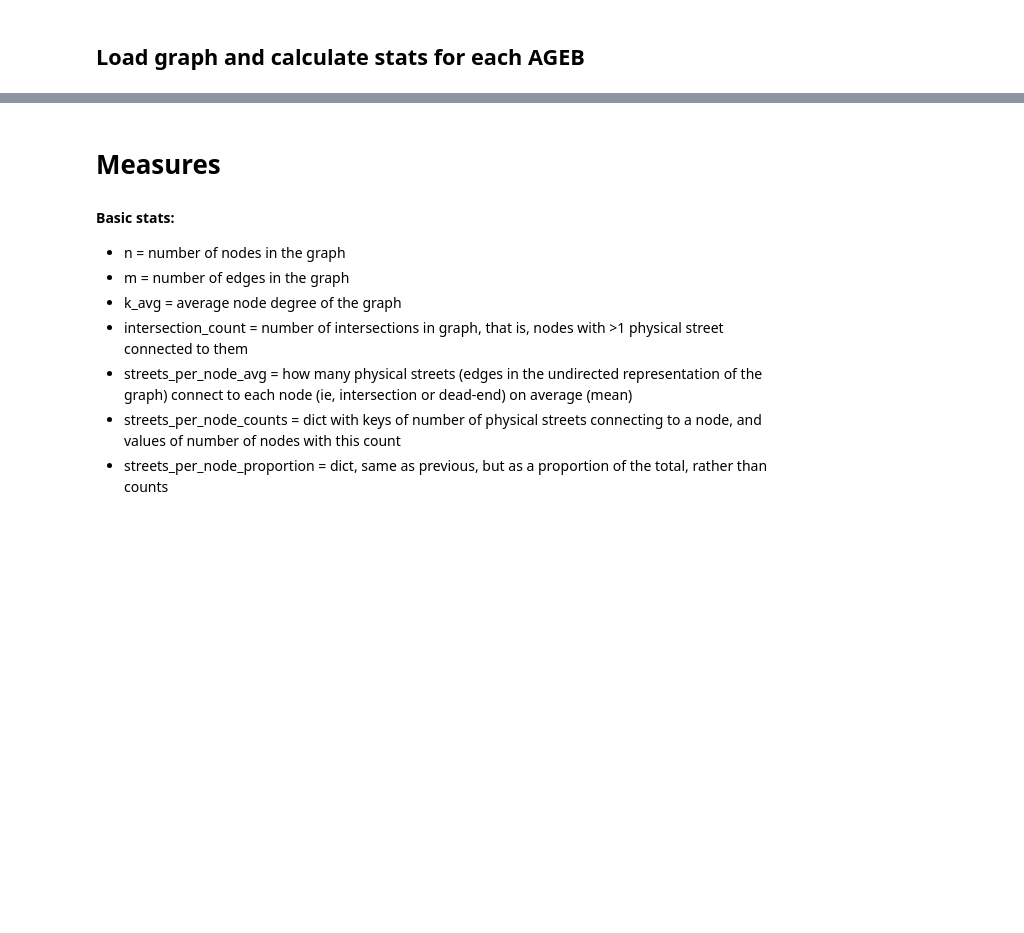
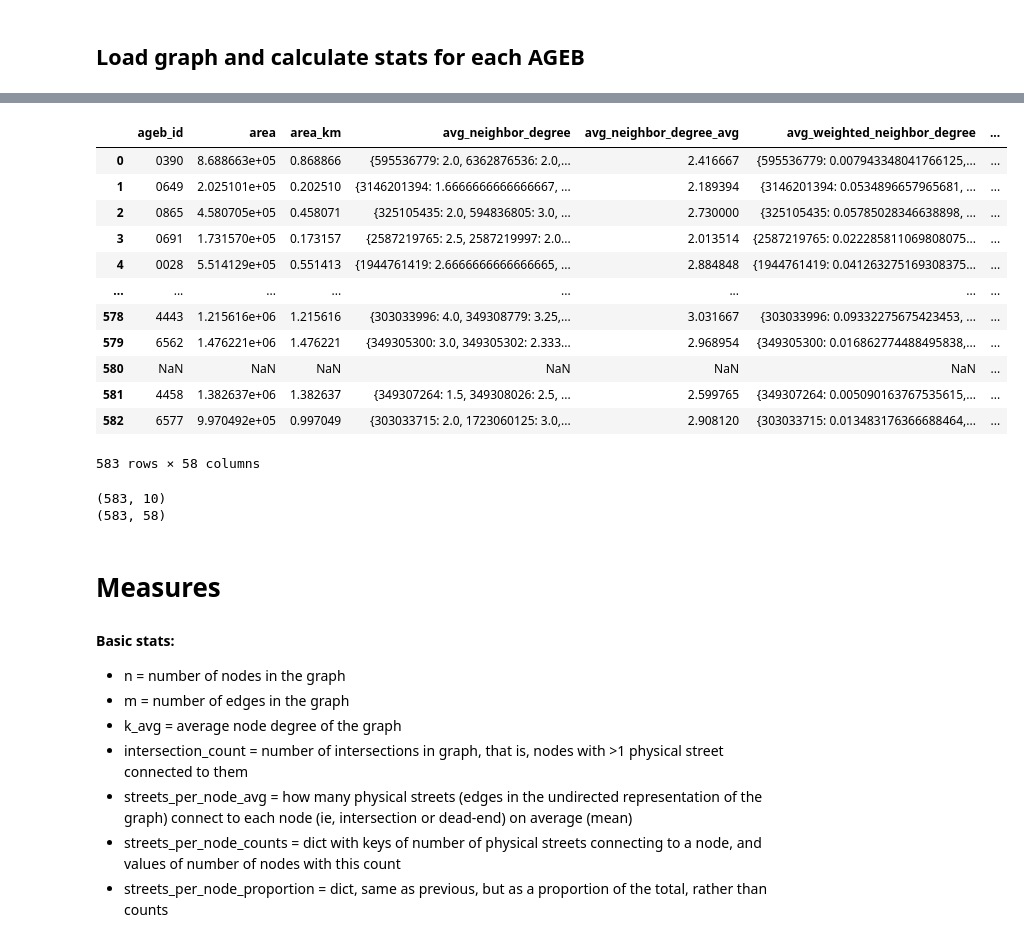
Before and after one commit to gperaza/road-network, a Jupyter notebook: notebooks/clean notebook.ipynb, the cells around one changed output, grey strips where cells are left out. Saved outputs shown, nothing was run; the diff lists cells and outputs as text; code cells hidden in the pictures; blank space fills up the shorter version.

Commit message:
load AGEB subgraphs and calculate stats for each AGEB

```diff
--- a/notebooks/clean notebook.ipynb
+++ b/notebooks/clean notebook.ipynb
@@ -900,3 +900,45 @@ df.head()
 | 4 | 31 | Yucatán | 041 | Kanasín | 0001 | Total AGEB urbana | 0028 | 3104100010028 | ageb_subgraphs/31_Yucatán/041_Kan... | 0028.graphml |
 # %% [markdown]
 ## Load graph and calculate stats for each AGEB
+# %%
+def load_graph_get_stats(row):
+
+    try:
+        start_time = time.time()
+        G = ox.load_graphml(filepath=row['path']+'/'+row['file'])
+        G = ox.project_graph(G, to_crs=3857) # project graph to CRS pseudo-UTM with meter units
+        ageb_area_m = float(G.graph['ageb_area_m'])
+
+        stats = ox.basic_stats(G, area=ageb_area_m, clean_intersects=True, circuity_dist='euclidean')
+        stats['ageb_id'] = row['ageb_id']
+        stats['town_id'] = row['town_id']
+        stats['town'] = row['town']
+        stats['city_id'] = row['city_id']
+        stats['city'] = row['city']
+        stats['state_id'] = row['state_id']
+        stats['state'] = row['state']
+        stats['geo_id'] = row['geo_id']
+        #"""
+        # calculate/drop the extended stats that have values per node
+        extended_stats = ox.extended_stats(G, connectivity=True, anc=True, ecc=True, bc=True, cc=True)
+        se = pd.Series(extended_stats)
+        #se = se.drop(['avg_neighbor_degree', 'avg_weighted_neighbor_degree', 'clustering_coefficient',
+        #              'clustering_coefficient_weighted', 'degree_centrality', 'pagerank'])
+        extended_stats_clean = se.to_dict()
+
+        for key in extended_stats_clean:
+            stats[key] = extended_stats_clean[key]
+        #"""
+        stats['area_km'] = ageb_area_m / 1e6
+        stats['area'] = ageb_area_m
+        stats['time'] = time.time()-start_time
+        return pd.Series(stats)
+
+    except Exception as e:
+        print('{}, {}, {}, {} failed: {}'.format(row['ageb_id'], row['town_id'], row['city_id'], row['state_id'], e))
+        return pd.Series()
+# %%
+%%time
+#sample = list(range(0, len(df), int(len(df)/1)))
+#stats = df.iloc[sample].apply(load_graph_get_stats, axis=1)
+stats = df.apply(load_graph_get_stats, axis=1)
@@ -903,3 +949,25 @@ df.head()
+# %%
+stats
+# %% [output]
+|  | ageb_id | area | area_km | avg_neighbor_degree | avg_neighbor_degree_avg | avg_weighted_neighbor_degree | ... |
+| 0 | 0390 | 8.688663e+05 | 0.868866 | {595536779: 2.0, 6362876536: 2.0,... | 2.416667 | {595536779: 0.007943348041766125,... | ... |
+| 1 | 0649 | 2.025101e+05 | 0.202510 | {3146201394: 1.6666666666666667, ... | 2.189394 | {3146201394: 0.0534896657965681, ... | ... |
+| 2 | 0865 | 4.580705e+05 | 0.458071 | {325105435: 2.0, 594836805: 3.0, ... | 2.730000 | {325105435: 0.05785028346638898, ... | ... |
+| 3 | 0691 | 1.731570e+05 | 0.173157 | {2587219765: 2.5, 2587219997: 2.0... | 2.013514 | {2587219765: 0.022285811069808075... | ... |
+| 4 | 0028 | 5.514129e+05 | 0.551413 | {1944761419: 2.6666666666666665, ... | 2.884848 | {1944761419: 0.041263275169308375... | ... |
+| ... | ... | ... | ... | ... | ... | ... | ... |
+| 578 | 4443 | 1.215616e+06 | 1.215616 | {303033996: 4.0, 349308779: 3.25,... | 3.031667 | {303033996: 0.09332275675423453, ... | ... |
+| 579 | 6562 | 1.476221e+06 | 1.476221 | {349305300: 3.0, 349305302: 2.333... | 2.968954 | {349305300: 0.016862774488495838,... | ... |
+| 580 | NaN | NaN | NaN | NaN | NaN | NaN | ... |
+| 581 | 4458 | 1.382637e+06 | 1.382637 | {349307264: 1.5, 349308026: 2.5, ... | 2.599765 | {349307264: 0.005090163767535615,... | ... |
+| 582 | 6577 | 9.970492e+05 | 0.997049 | {303033715: 2.0, 1723060125: 3.0,... | 2.908120 | {303033715: 0.013483176366688464,... | ... |
+583 rows × 58 columns
+# %%
+print(df.shape)
+print(stats.shape)
+# %% [output]
+(583, 10)
+(583, 58)
 # %% [markdown]
 # Measures
 
```
Also changed, not shown: parts of 1 cell of this notebook.
